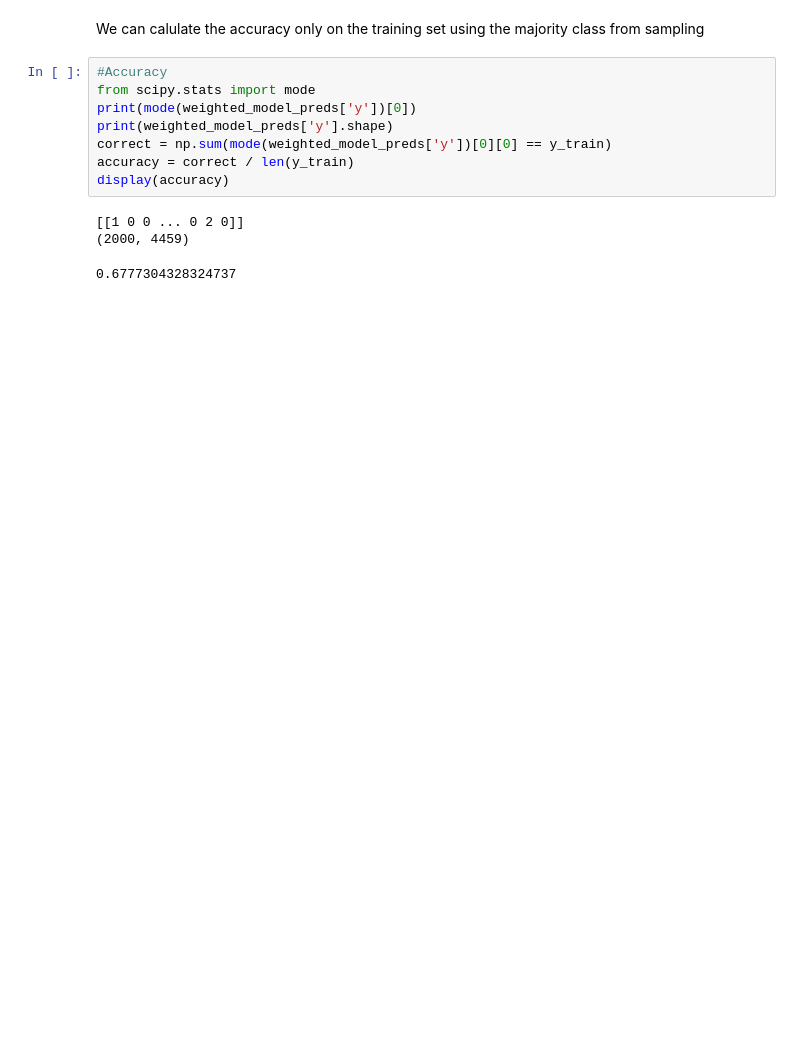
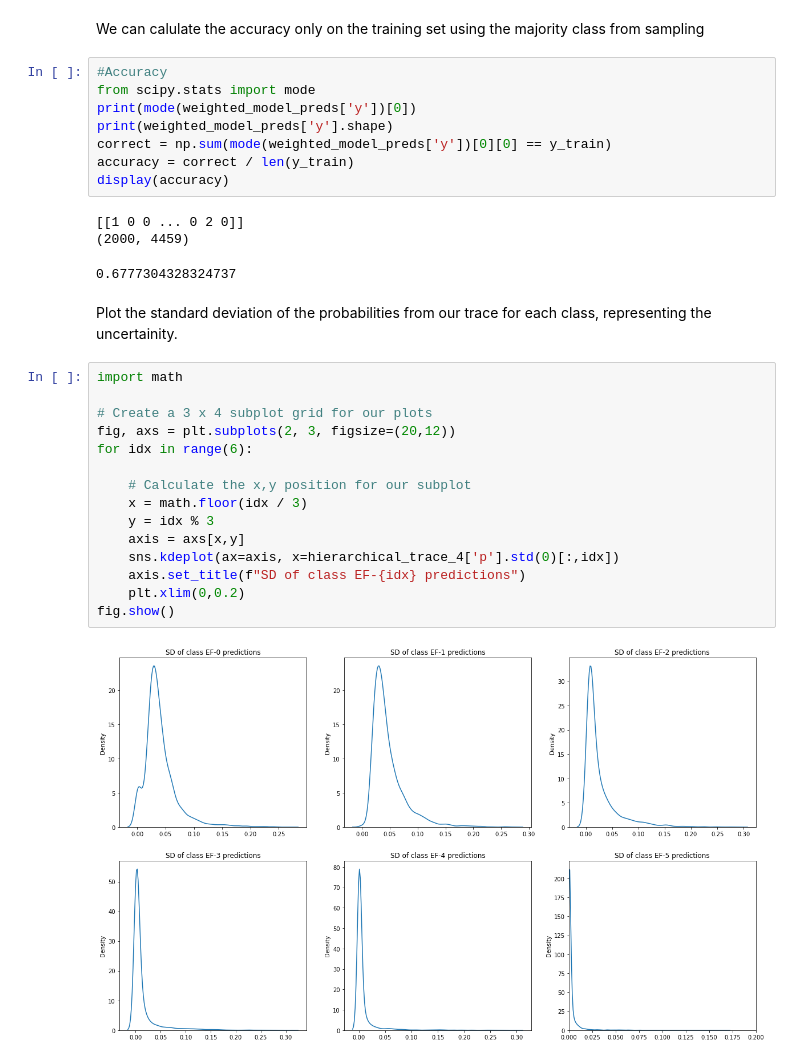
Before and after one commit to lhasan23/Tornadoes, a Jupyter notebook: tornados-hierarchical.ipynb, the cells around one changed output. Cells and saved outputs as stored; diff of their text form; blank space fills up the shorter version.

```diff
--- a/tornados-hierarchical.ipynb
+++ b/tornados-hierarchical.ipynb
@@ -661,3 +668,22 @@ display(accuracy)
 [[1 0 0 ... 0 2 0]]
 (2000, 4459)
 0.6777304328324737
+# %% [markdown]
+Plot the standard deviation of the probabilities from our trace for each class, representing the uncertainity.
+# %%
+import math
+
+# Create a 3 x 4 subplot grid for our plots
+fig, axs = plt.subplots(2, 3, figsize=(20,12))
+for idx in range(6):
+
+    # Calculate the x,y position for our subplot
+    x = math.floor(idx / 3)
+    y = idx % 3
+    axis = axs[x,y]
+    sns.kdeplot(ax=axis, x=hierarchical_trace_4['p'].std(0)[:,idx])
+    axis.set_title(f"SD of class EF-{idx} predictions")
+    plt.xlim(0,0.2)
+fig.show()
+# %% [output]
+[figure, added]
```
Also changed, not shown: parts of 7 cells of this notebook.
